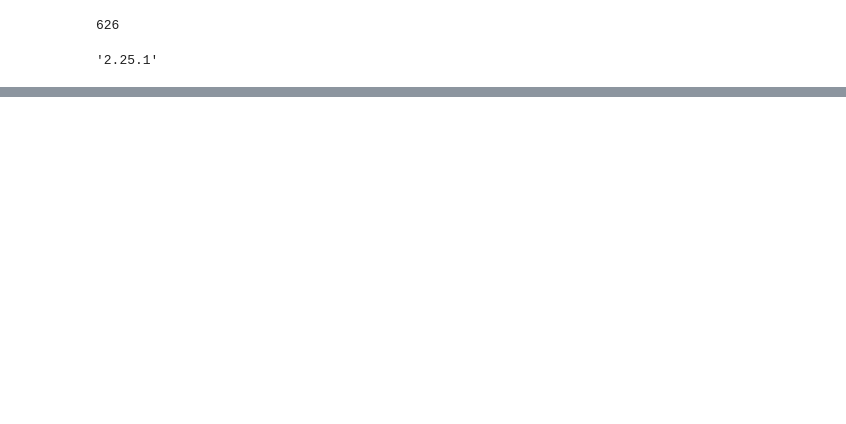
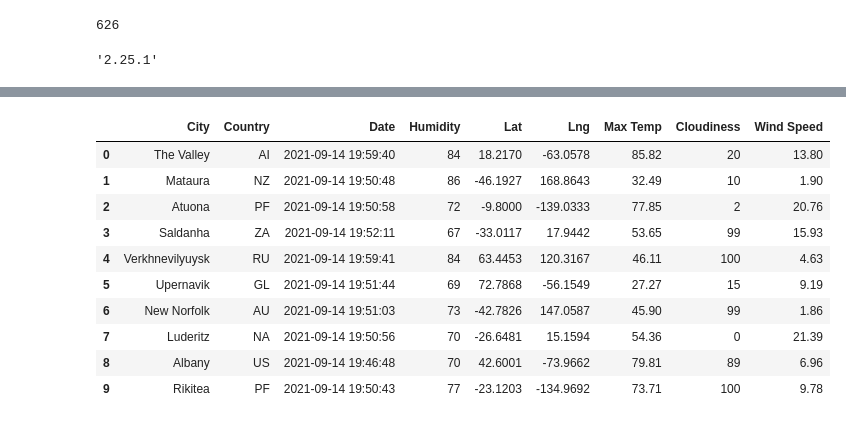
Before and after one commit to nrp1284/World_Weather_Analysis, a Jupyter notebook: WeatherPy.ipynb, the cells around one changed output, grey strips where cells are left out. Drawn from its saved outputs; the diff is of its cells as text; code cells hidden in the pictures; blank space fills up the shorter version.

```diff
--- a/WeatherPy.ipynb
+++ b/WeatherPy.ipynb
@@ -202,0 +219,17 @@ Data Retrieval Complete
+# %%
+# Reorder the columns in the order you want them to appear.
+new_column_order = ["City", "Country", "Date","Humidity", "Lat", "Lng", "Max Temp","Cloudiness", "Wind Speed"]
+city_data_df = city_data_df[new_column_order]
+city_data_df.head(10)
+# %% [output]
+|  | City | Country | Date | Humidity | Lat | Lng | Max Temp | Cloudiness | Wind Speed |
+| 0 | The Valley | AI | 2021-09-14 19:59:40 | 84 | 18.2170 | -63.0578 | 85.82 | 20 | 13.80 |
+| 1 | Mataura | NZ | 2021-09-14 19:50:48 | 86 | -46.1927 | 168.8643 | 32.49 | 10 | 1.90 |
+| 2 | Atuona | PF | 2021-09-14 19:50:58 | 72 | -9.8000 | -139.0333 | 77.85 | 2 | 20.76 |
+| 3 | Saldanha | ZA | 2021-09-14 19:52:11 | 67 | -33.0117 | 17.9442 | 53.65 | 99 | 15.93 |
+| 4 | Verkhnevilyuysk | RU | 2021-09-14 19:59:41 | 84 | 63.4453 | 120.3167 | 46.11 | 100 | 4.63 |
+| 5 | Upernavik | GL | 2021-09-14 19:51:44 | 69 | 72.7868 | -56.1549 | 27.27 | 15 | 9.19 |
+| 6 | New Norfolk | AU | 2021-09-14 19:51:03 | 73 | -42.7826 | 147.0587 | 45.90 | 99 | 1.86 |
+| 7 | Luderitz | NA | 2021-09-14 19:50:56 | 70 | -26.6481 | 15.1594 | 54.36 | 0 | 21.39 |
+| 8 | Albany | US | 2021-09-14 19:46:48 | 70 | 42.6001 | -73.9662 | 79.81 | 89 | 6.96 |
+| 9 | Rikitea | PF | 2021-09-14 19:50:43 | 77 | -23.1203 | -134.9692 | 73.71 | 100 | 9.78 |
```
Also changed, not shown: parts of 13 cells of this notebook, 1 other file.
